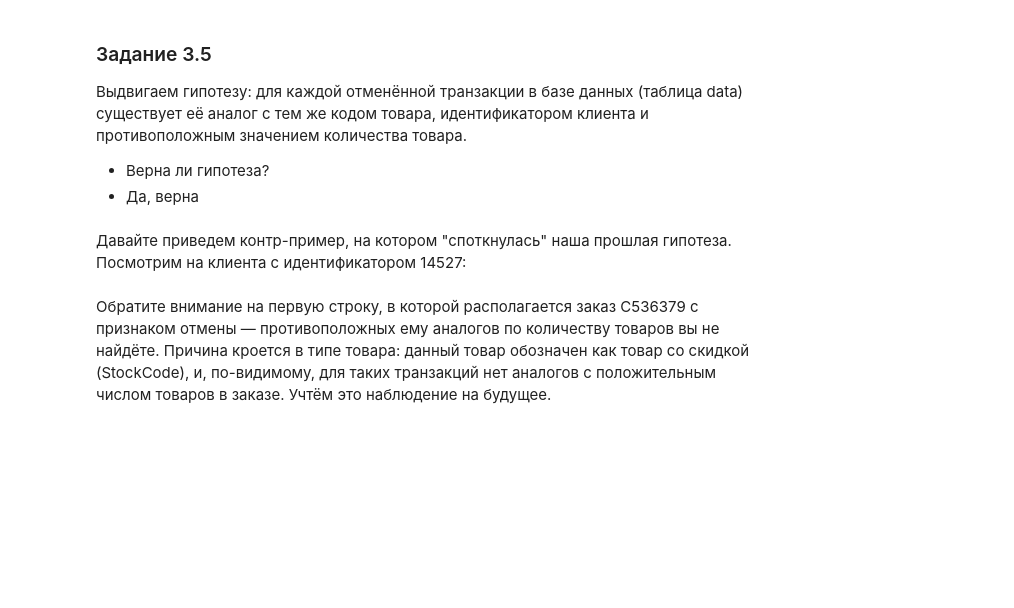
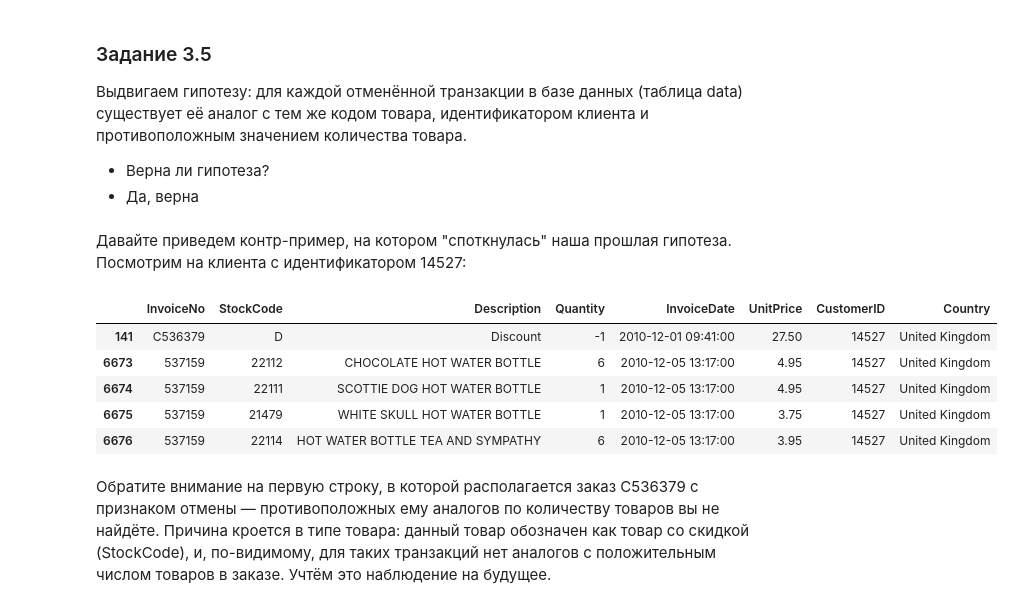
Before and after one commit to Mekhty111/Customer_Segmentation, a Jupyter notebook: Project-6. Ноутбук-шаблон.ipynb, the cells around one changed output. Cells and saved outputs as stored; diff of their text form; code cells hidden in the pictures; blank space fills up the shorter version.

```diff
--- a/Project-6. Ноутбук-шаблон.ipynb
+++ b/Project-6. Ноутбук-шаблон.ipynb
@@ -311,7 +324,14 @@ nb_products_per_basket[nb_products_per_basket['order_canceled']==1].head()
 # %% [markdown]
 Давайте приведем контр-пример, на котором "споткнулась" наша прошлая гипотеза. Посмотрим на клиента с идентификатором 14527:
 # %%
-#data[data['CustomerID'] == '14527'].head(5)
+data[data['CustomerID'] == '14527'].head(5)
+# %% [output]
+|  | InvoiceNo | StockCode | Description | Quantity | InvoiceDate | UnitPrice | CustomerID | Country |
+| 141 | C536379 | D | Discount | -1 | 2010-12-01 09:41:00 | 27.50 | 14527 | United Kingdom |
+| 6673 | 537159 | 22112 | CHOCOLATE HOT WATER BOTTLE | 6 | 2010-12-05 13:17:00 | 4.95 | 14527 | United Kingdom |
+| 6674 | 537159 | 22111 | SCOTTIE DOG HOT WATER BOTTLE | 1 | 2010-12-05 13:17:00 | 4.95 | 14527 | United Kingdom |
+| 6675 | 537159 | 21479 | WHITE SKULL HOT WATER BOTTLE | 1 | 2010-12-05 13:17:00 | 3.75 | 14527 | United Kingdom |
+| 6676 | 537159 | 22114 | HOT WATER BOTTLE TEA AND SYMPATHY | 6 | 2010-12-05 13:17:00 | 3.95 | 14527 | United Kingdom |
 # %% [markdown]
 Обратите внимание на первую строку, в которой располагается заказ C536379 с признаком отмены — противоположных ему аналогов по количеству товаров вы не найдёте. Причина кроется в типе товара: данный товар обозначен как товар со скидкой (StockCode), и, по-видимому, для таких транзакций нет аналогов с положительным числом товаров в заказе. Учтём это наблюдение на будущее.
 # %% [markdown]
```
Also changed, not shown: parts of 4 cells of this notebook.
